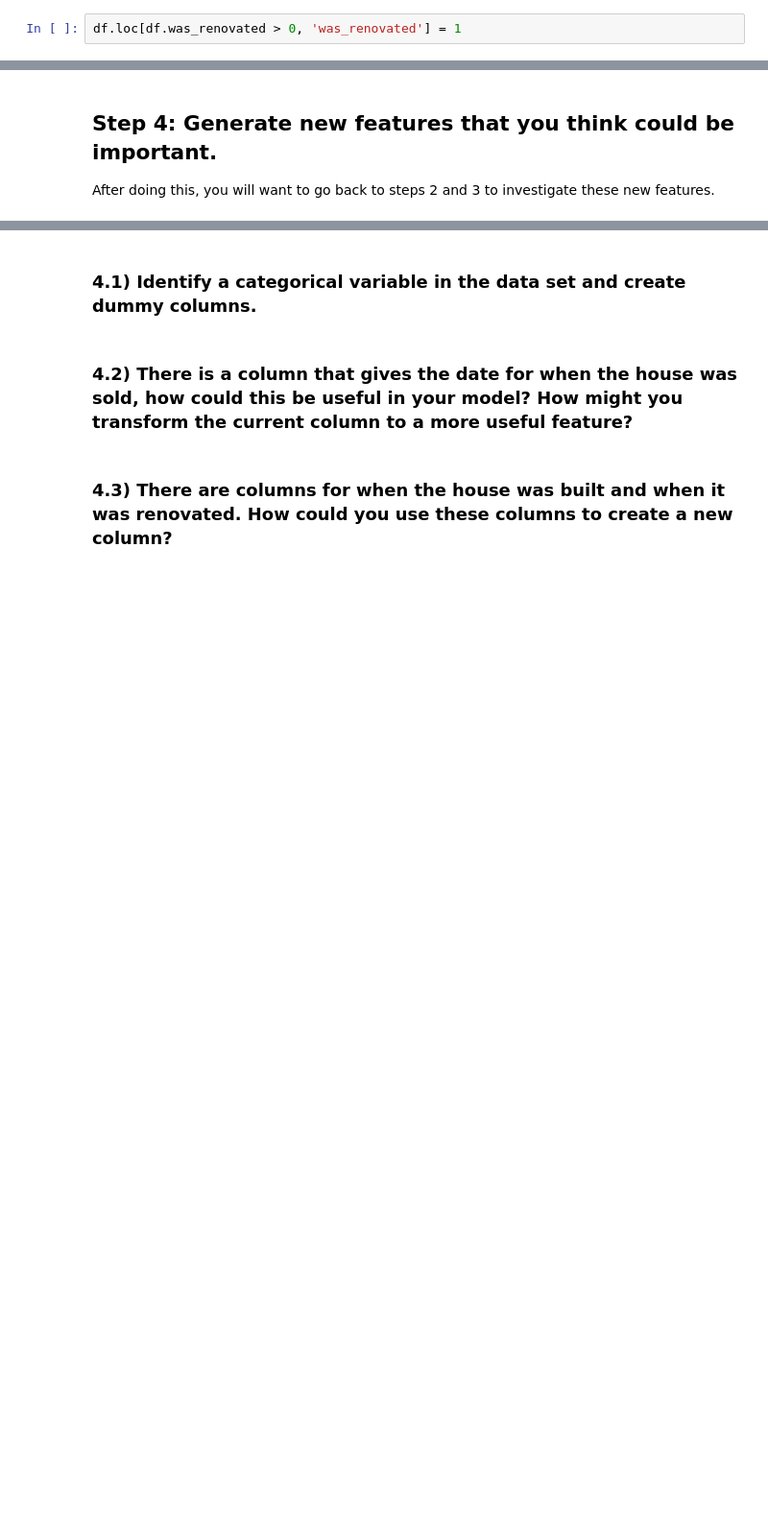
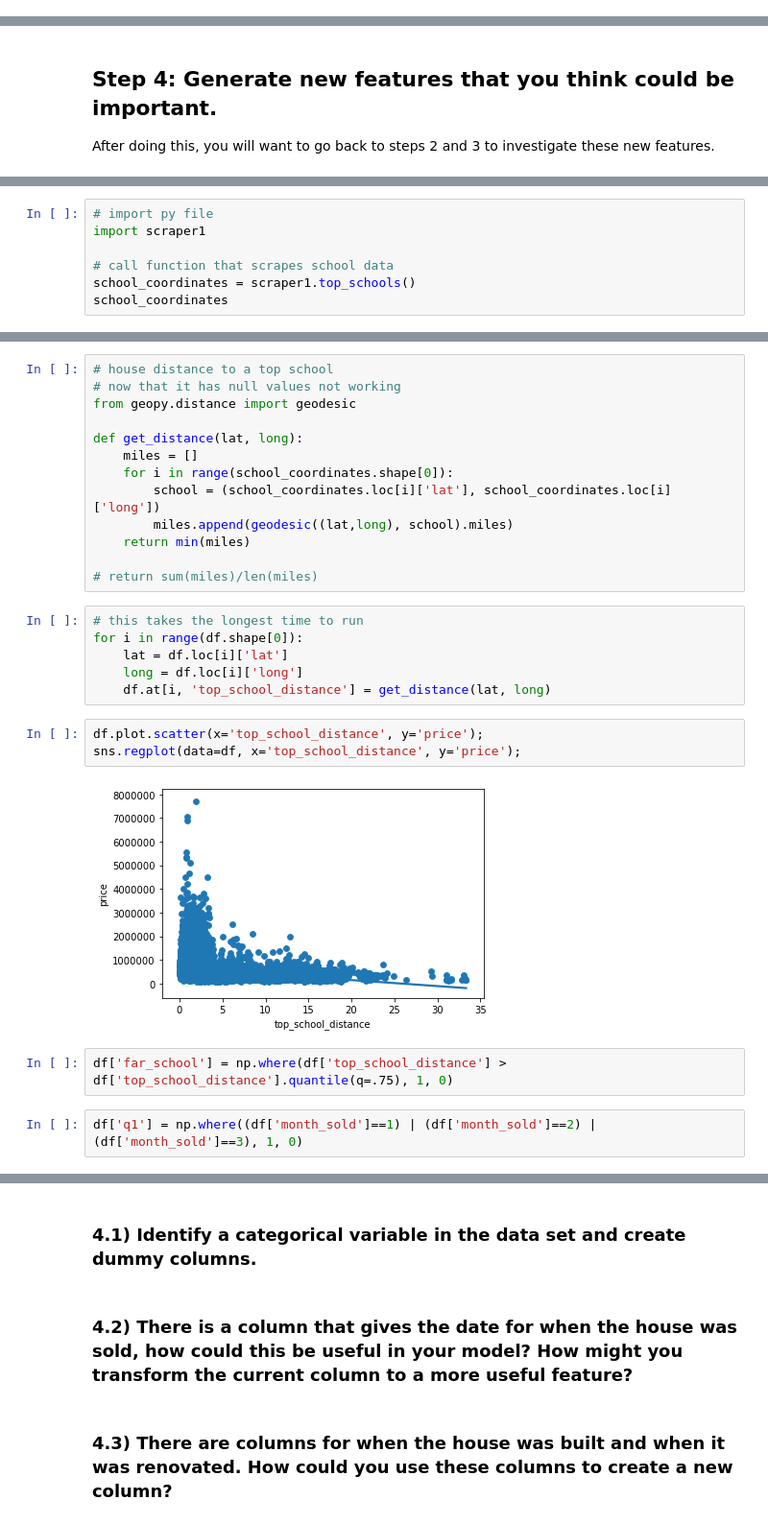
Before and after one commit to ameliadahm20/housing-pricing, a Jupyter notebook: KingsCountyHousingPrices.ipynb, the cells around one changed output, grey strips where cells are left out. Shown at 96% size. Cells and saved outputs as stored; diff of their text form; blank space fills up the shorter version.

Commit message:
organized notebook and created py file for scraper

```diff
--- a/KingsCountyHousingPrices.ipynb
+++ b/KingsCountyHousingPrices.ipynb
@@ -324,2 +108,0 @@ df.sqft_living.quantile(q=.75)
-# %%
-df.loc[df.was_renovated > 0, 'was_renovated'] = 1
@@ -366,0 +135,7 @@ After doing this, you will want to go back to steps 2 and 3 to investigate these
+# %%
+# import py file
+import scraper1
+
+# call function that scrapes school data
+school_coordinates = scraper1.top_schools()
+school_coordinates
@@ -366,0 +160,28 @@ After doing this, you will want to go back to steps 2 and 3 to investigate these
+# %%
+# house distance to a top school
+# now that it has null values not working
+from geopy.distance import geodesic
+
+def get_distance(lat, long):
+    miles = []
+    for i in range(school_coordinates.shape[0]):
+        school = (school_coordinates.loc[i]['lat'], school_coordinates.loc[i]['long'])
+        miles.append(geodesic((lat,long), school).miles)
+    return min(miles)
+
+# return sum(miles)/len(miles)
+# %%
+# this takes the longest time to run
+for i in range(df.shape[0]):
+    lat = df.loc[i]['lat']
+    long = df.loc[i]['long']
+    df.at[i, 'top_school_distance'] = get_distance(lat, long)
+# %%
+df.plot.scatter(x='top_school_distance', y='price');
+sns.regplot(data=df, x='top_school_distance', y='price');
+# %% [output]
+[figure, added]
+# %%
+df['far_school'] = np.where(df['top_school_distance'] > df['top_school_distance'].quantile(q=.75), 1, 0)
+# %%
+df['q1'] = np.where((df['month_sold']==1) | (df['month_sold']==2) | (df['month_sold']==3), 1, 0)
```
Also changed, not shown: parts of 76 cells of this notebook, 1 other file.
